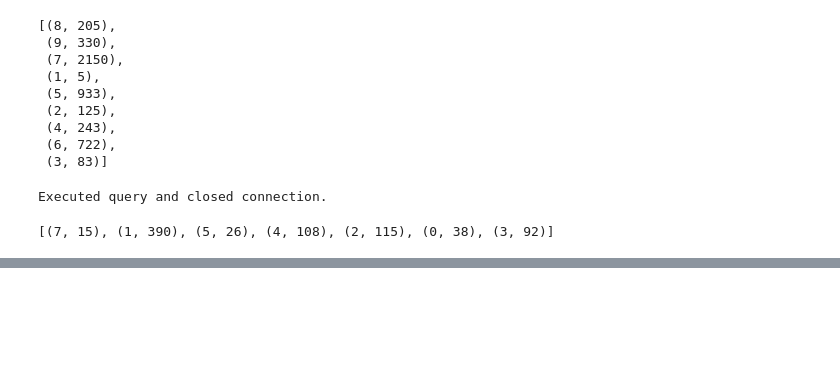
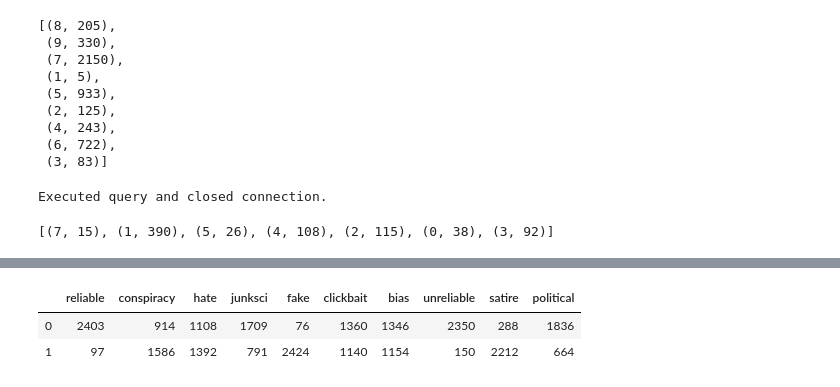
Before and after one commit to SystemOut1324/Datascience_Final_Project, a Jupyter notebook: Appendix/Manual/Setup_exploration_jonathan.ipynb, the cells around one changed output, grey strips where cells are left out. Cells and saved outputs as stored; diff of their text form; code cells hidden in the pictures; blank space fills up the shorter version.

```diff
--- a/Appendix/Manual/Setup_exploration_jonathan.ipynb
+++ b/Appendix/Manual/Setup_exploration_jonathan.ipynb
@@ -224,0 +329,6 @@ countOrgNorCom
+# %%
+describe_df
+# %% [output]
+|  | reliable | conspiracy | hate | junksci | fake | clickbait | bias | unreliable | satire | political |
+| 0 | 2403 | 914 | 1108 | 1709 | 76 | 1360 | 1346 | 2350 | 288 | 1836 |
+| 1 | 97 | 1586 | 1392 | 791 | 2424 | 1140 | 1154 | 150 | 2212 | 664 |
```
Also changed, not shown: parts of 12 cells of this notebook.
